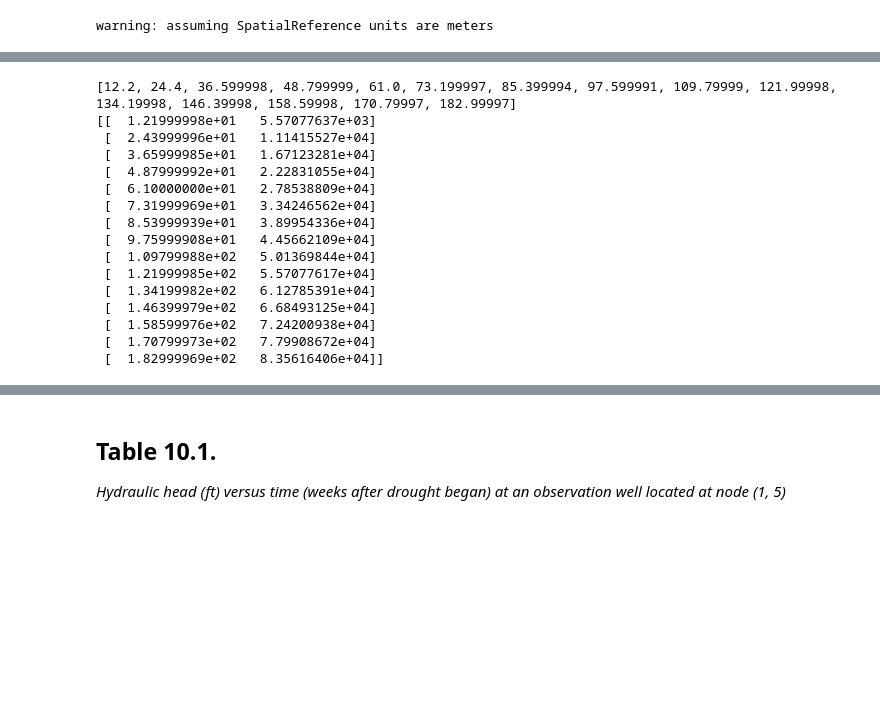
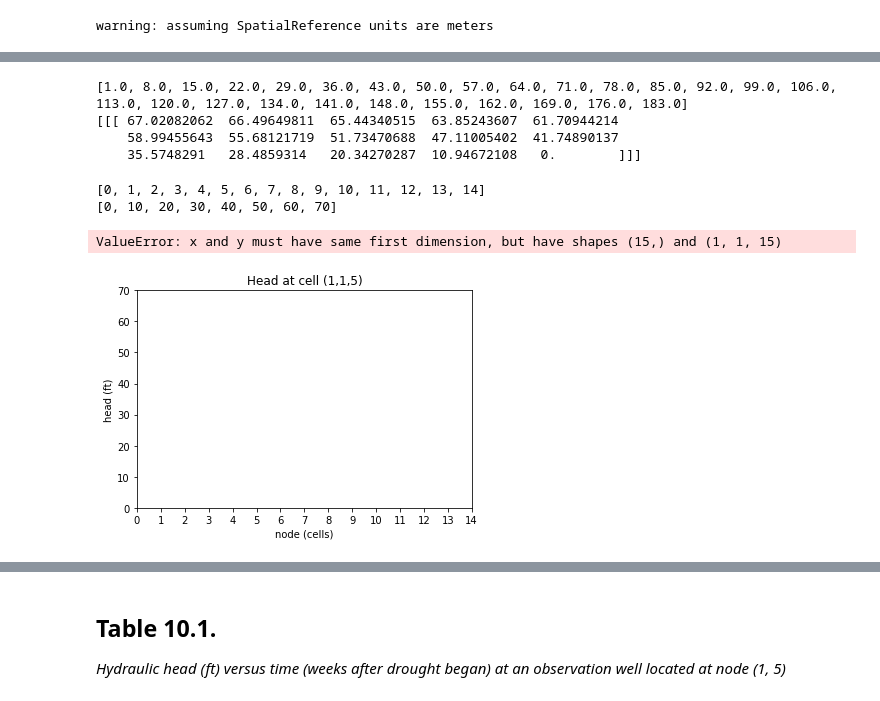
Before and after one commit to jordw22/modflow_epa, a Jupyter notebook: Notebooks/Problem 10 - Transient Calibration.ipynb, the cells around one changed output, grey strips where cells are left out. Saved outputs shown, nothing was run; the diff lists cells and outputs as text; code cells hidden in the pictures; blank space fills up the shorter version.

```diff
--- a/Notebooks/Problem 10 - Transient Calibration.ipynb
+++ b/Notebooks/Problem 10 - Transient Calibration.ipynb
@@ -121,24 +123,29 @@ headobj = bf.HeadFile(fname) #create headobj and put values from fname (aka 'p1_
 times = headobj.get_times() #assign the headobj values to the variable "times"
 print(times) #prints the time at each stress period
 
-#print hydraulic head (Table 14.2)
-idx = (0, 0, 4) #(nlay, nrow, ncol) *remember you have to subtract 1 from the original numbers for python - (1, 10, 12)*
-ts = headobj.get_ts([idx])
-print(ts)
+headzero= headobj.get_data(totim = times[0])
+print(headzero)
 # %% [output]
-[12.2, 24.4, 36.599998, 48.799999, 61.0, 73.199997, 85.399994, 97.599991, 109.79999, 121.99998, 134.19998, 146.39998, 158.59998, 170.79997, 182.99997]
-[[  1.21999998e+01   5.57077637e+03]
- [  2.43999996e+01   1.11415527e+04]
- [  3.65999985e+01   1.67123281e+04]
- [  4.87999992e+01   2.22831055e+04]
- [  6.10000000e+01   2.78538809e+04]
- [  7.31999969e+01   3.34246562e+04]
- [  8.53999939e+01   3.89954336e+04]
- [  9.75999908e+01   4.45662109e+04]
- [  1.09799988e+02   5.01369844e+04]
- [  1.21999985e+02   5.57077617e+04]
- [  1.34199982e+02   6.12785391e+04]
- [  1.46399979e+02   6.68493125e+04]
- [  1.58599976e+02   7.24200938e+04]
- [  1.70799973e+02   7.79908672e+04]
- [  1.82999969e+02   8.35616406e+04]]
+[1.0, 8.0, 15.0, 22.0, 29.0, 36.0, 43.0, 50.0, 57.0, 64.0, 71.0, 78.0, 85.0, 92.0, 99.0, 106.0, 113.0, 120.0, 127.0, 134.0, 141.0, 148.0, 155.0, 162.0, 169.0, 176.0, 183.0]
+[[[ 67.02082062  66.49649811  65.44340515  63.85243607  61.70944214
+    58.99455643  55.68121719  51.73470688  47.11005402  41.74890137
+    35.5748291   28.4859314   20.34270287  10.94672108   0.        ]]]
+# %%
+x = list(range(0, 15))
+print(x)
+y = list(range(0, 80, 10))
+print(y)
+
+plt.subplot(1, 1, 1)
+ttl = 'Head at cell ({0},{1},{2})'.format(idx[0] + 1, idx[1] + 1, idx[2] + 1)
+plt.title(ttl)
+plt.xlabel('node (cells)')
+plt.xticks(x)
+plt.ylabel('head (ft)')
+plt.yticks(y)
+#plt.plot(x, headzero, 'r')
+# %% [output]
+[0, 1, 2, 3, 4, 5, 6, 7, 8, 9, 10, 11, 12, 13, 14]
+[0, 10, 20, 30, 40, 50, 60, 70]
+ValueError: x and y must have same first dimension, but have shapes (15,) and (1, 1, 15)
+[figure, added]
```
Also changed, not shown: parts of 10 cells of this notebook.
